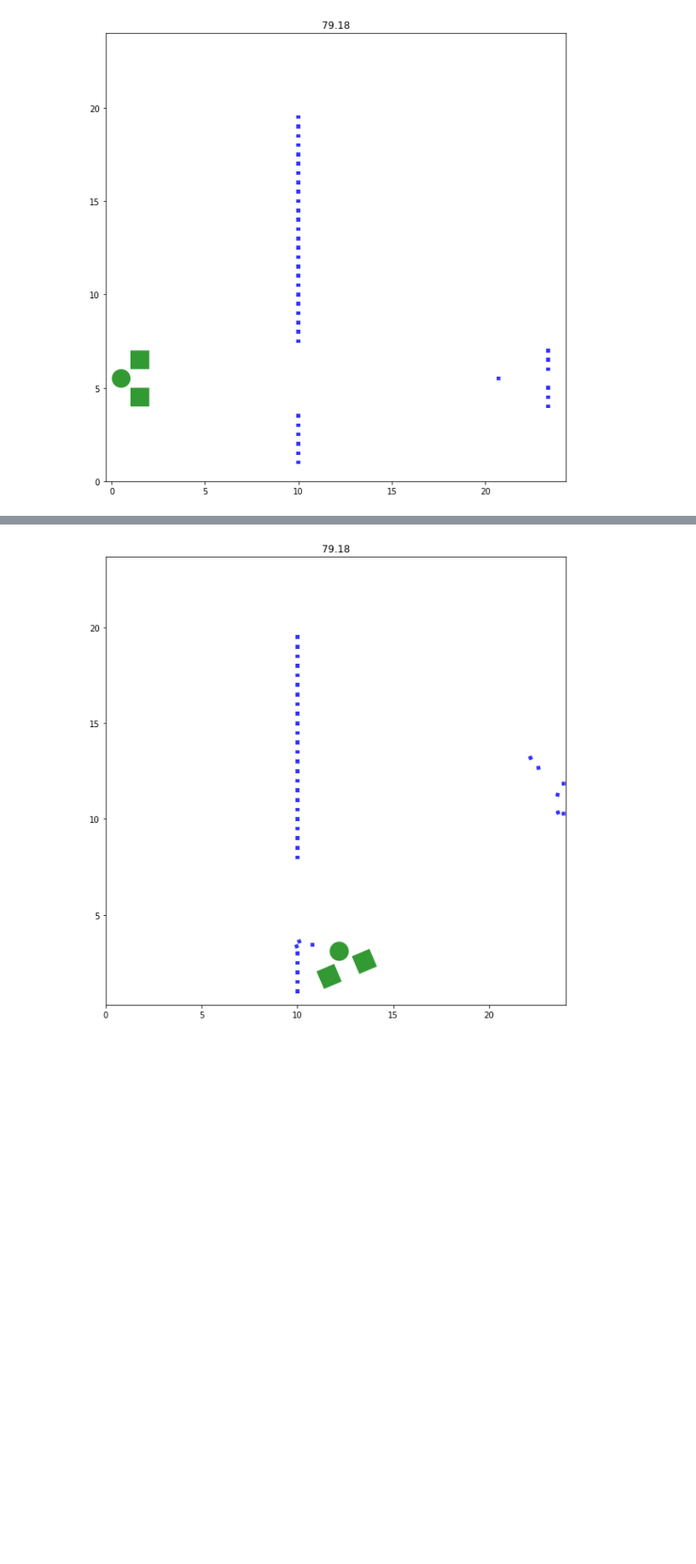
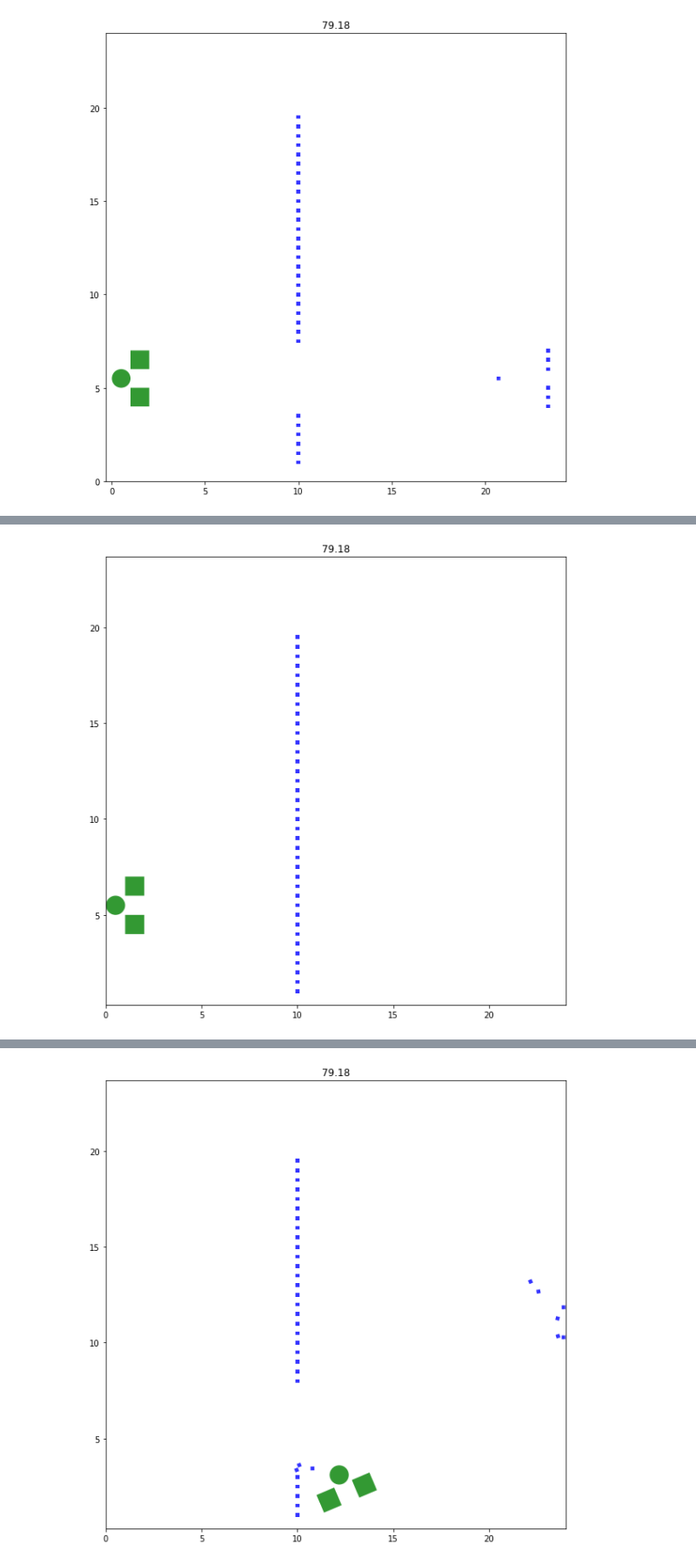
Before and after one commit to bblais/RobotSim373, a Jupyter notebook: Examples/Basic 3-piece Robot Moving.ipynb, the cells around one changed output, grey strips where cells are left out. Shown at 87% size. Cells and saved outputs as stored; diff of their text form; code cells hidden in the pictures; blank space fills up the shorter version.

```diff
--- a/Examples/Basic 3-piece Robot Moving.ipynb
+++ b/Examples/Basic 3-piece Robot Moving.ipynb
@@ -32,6 +46,17 @@ def act_forward_backward_example(t,robot):
         robot['left'].F=0
         robot['right'].F=0
 
+
+def act_center_force_example(t,robot):
+
+    if t<10:
+        robot['center'].F=0.4
+    elif t<60:
+        robot['center'].F=-0.4
+    else:
+        robot['center'].F=0
+
+
 def act_forward_turn_example(t,robot):
 
     if robot['center'].x>12:
@@ -63,0 +106,17 @@ run_sim(env,act_forward_backward_example,
+# %%
+env=Environment(24,24)  # size of the environment
+robot=Robot(env)
+
+robot=build(robot)
+
+# put a bunch of blocks
+for y in arange(1,20,0.5):
+    Box(env,10,y,width=0.2,height=0.2,density=0.01)
+
+run_sim(env,act_center_force_example,
+        total_time=80,  # seconds
+        dt=1/60,
+        dt_display=2,  # make this larger for a faster display
+       )
+# %% [output]
+[figure, added]
```
Also changed, not shown: parts of 3 cells of this notebook, 1 other file.
